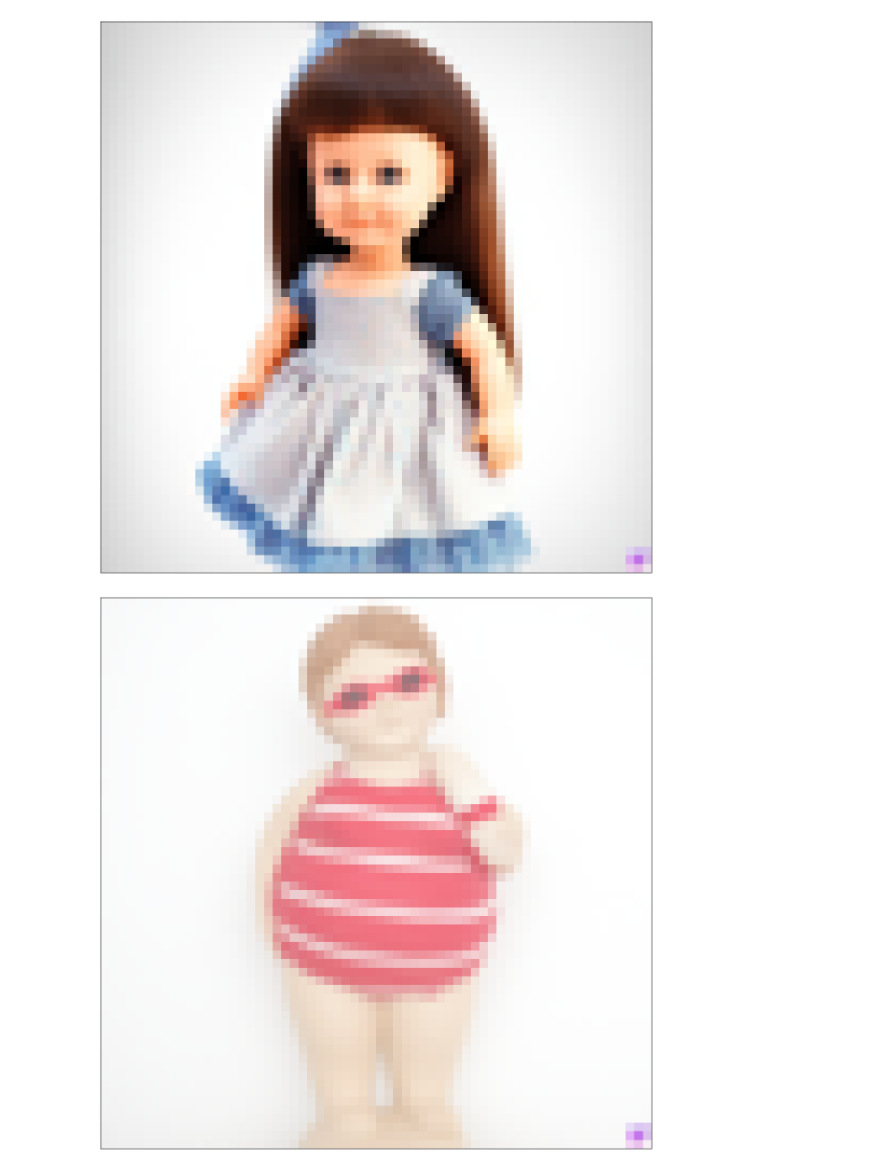
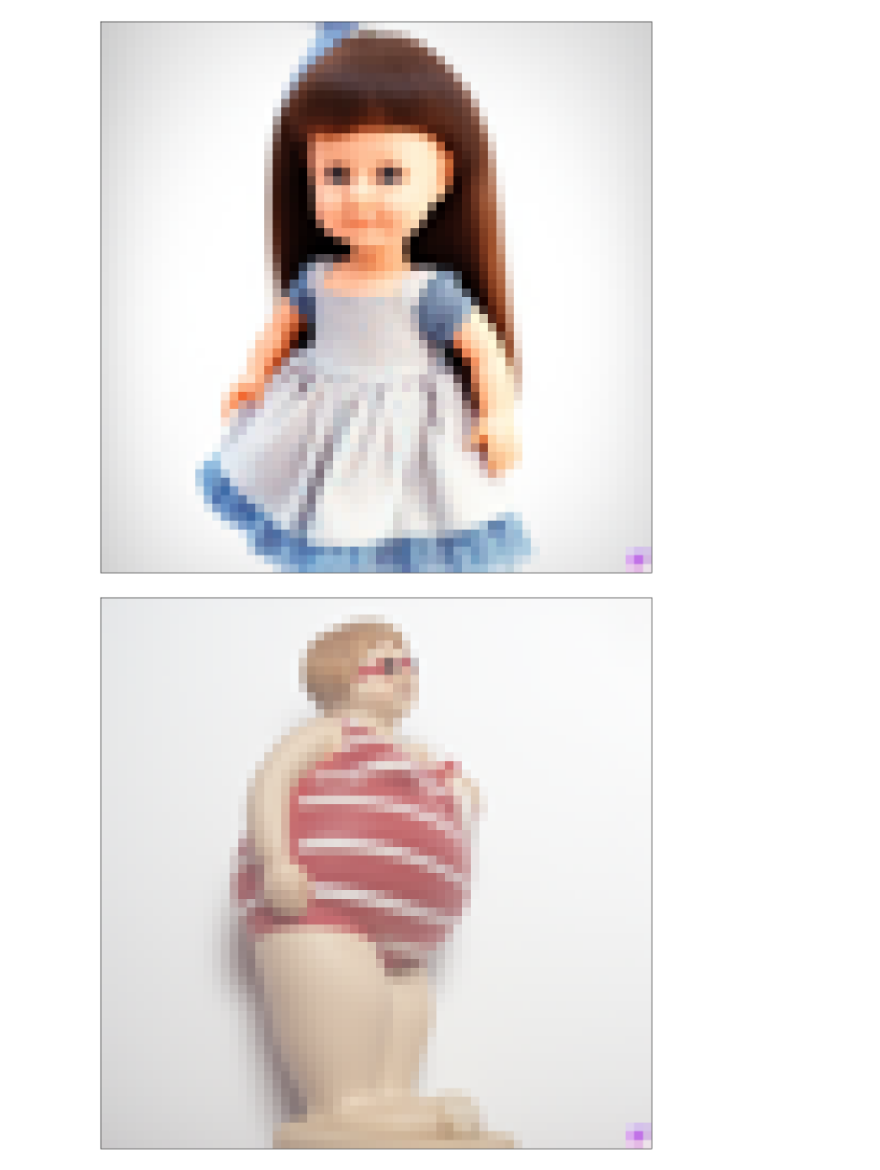
Before and after one commit to JasperGuo/IF, a Jupyter notebook: deepfloyd_if/finetune/adapter_diffusion.ipynb, the cells around one changed output. Cells and saved outputs as stored; diff of their text form; code cells hidden in the pictures.

```diff
--- a/deepfloyd_if/finetune/adapter_diffusion.ipynb
+++ b/deepfloyd_if/finetune/adapter_diffusion.ipynb
@@ -160,7 +143,7 @@ load_unet_ckpt(if_I, CKPT_PATH)
 # %%
 load_vtoken_embeds(t5, CKPT_PATH.replace(".bin", "-embeds.bin"))
 # %%
-basic_test(t5, if_I, None, "a photo of a doll, white background")
+basic_test(t5, if_I, None, "a photo of a sks doll, white background")
 # %% [output]
-[figure, old version]
+[figure, new version]
 # %%
```
Also changed, not shown: parts of 5 cells of this notebook, 1 other file.
